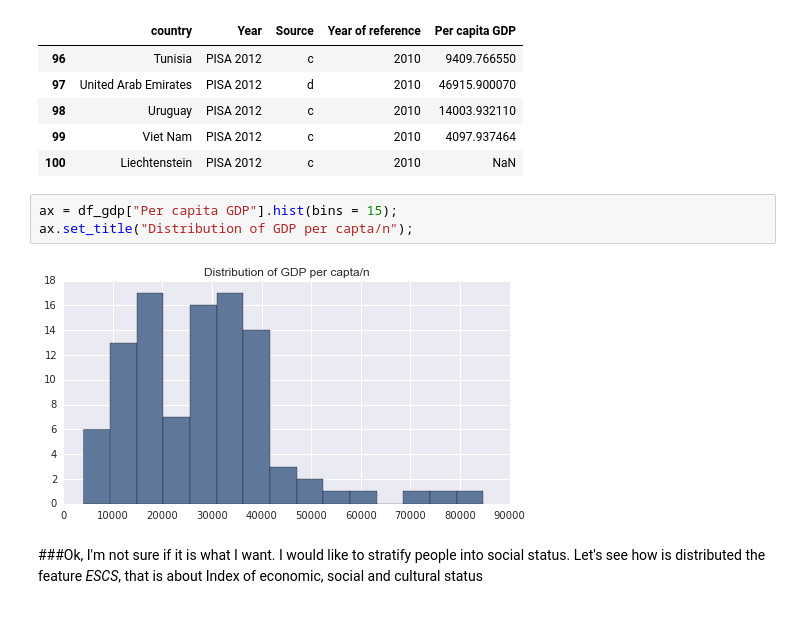
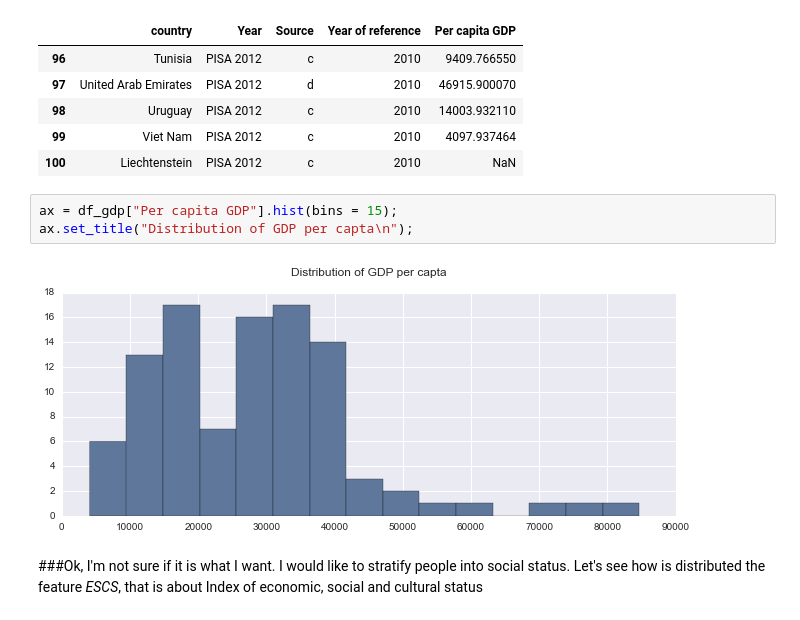
Before and after one commit to ucaiado/DATAVIS_UDACITY, a Jupyter notebook: report_aux.ipynb, the cells around one changed output. Cells and saved outputs as stored; diff of their text form.

```diff
--- a/report_aux.ipynb
+++ b/report_aux.ipynb
@@ -235,9 +235,9 @@ df_gdp.tail()
 | 100 | Liechtenstein | PISA 2012 | c | 2010 | NaN |
 # %%
 ax = df_gdp["Per capita GDP"].hist(bins = 15);
-ax.set_title("Distribution of GDP per capta/n");
+ax.set_title("Distribution of GDP per capta\n");
 # %% [output]
-[figure, old version]
+[figure, new version]
 # %% [markdown]
 ###Ok, I'm not sure if it is what I want. I would like to stratify people into social status. Let's see how is distributed the feature _ESCS_, that is about Index of economic, social and cultural status
 # %%
```
Also changed, not shown: parts of 76 cells of this notebook, 2 other files.
